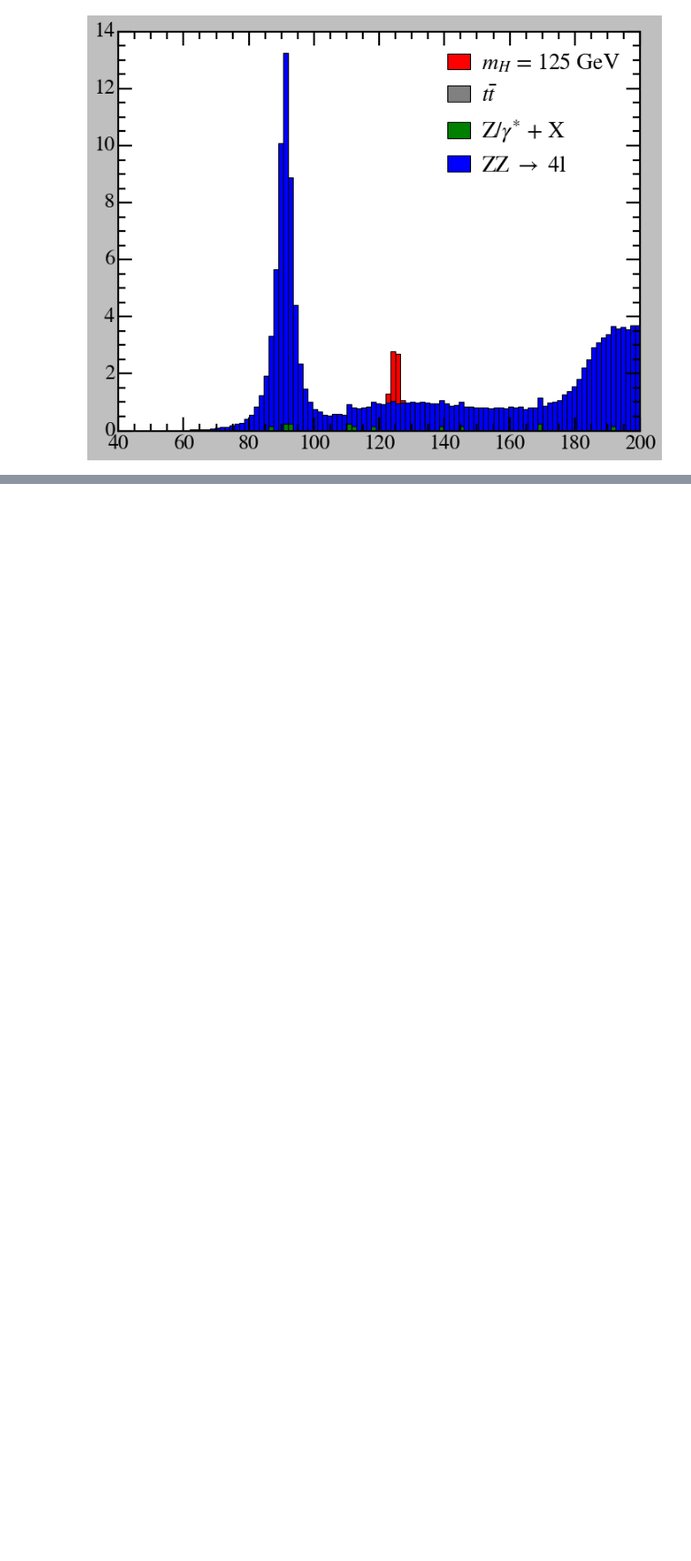
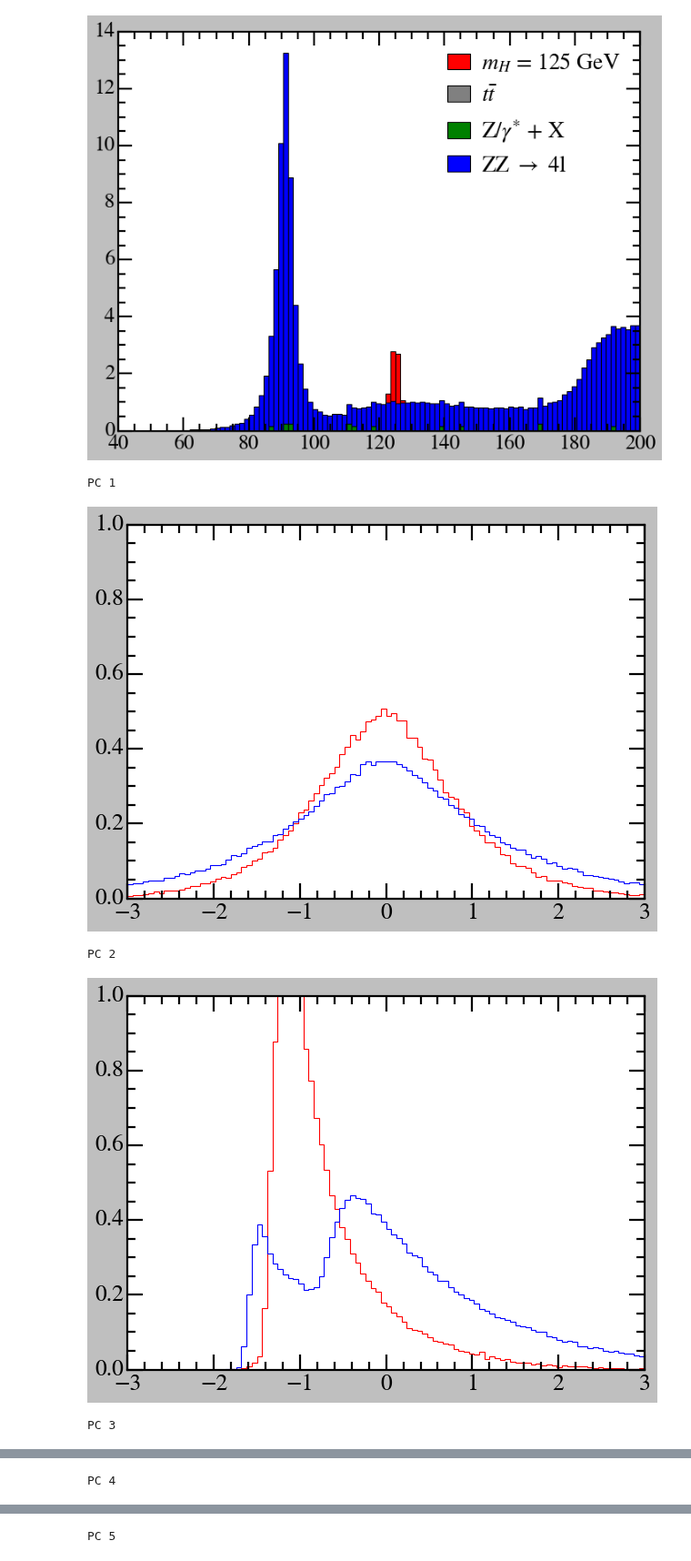
Before and after one commit to vinh-qtran/mit-jlab-sp25, a Jupyter notebook: higgs/preliminary/analysis.ipynb, the cells around one changed output, grey strips where cells are left out. Shown at 91% size. Cells and saved outputs as stored; diff of their text form; code cells hidden in the pictures; blank space fills up the shorter version.

Commit message:
Add higgs pca

```diff
--- a/higgs/preliminary/analysis.ipynb
+++ b/higgs/preliminary/analysis.ipynb
@@ -85,10 +92,10 @@ bins = np.linspace(50,200,101)
 bin_centers = (bins[1:] + bins[:-1]) / 2
 bin_width = bins[1] - bins[0]
 
-higgs_hist = mc_higgs.get_m4l_histogram(bins)
-zz_hist = mc_zz.get_m4l_histogram(bins)
-dy_hist = mc_dy.get_m4l_histogram(bins)
-tt_hist = mc_tt.get_m4l_histogram(bins)
+higgs_hist = mc_higgs.get_histogram(mc_higgs_dfs, 'm4l', bins)
+zz_hist = mc_zz.get_histogram(mc_zz_dfs, 'm4l', bins)
+dy_hist = mc_dy.get_histogram(mc_dy_dfs, 'm4l', bins)
+tt_hist = mc_tt.get_histogram(mc_tt_dfs, 'm4l', bins)
 # %%
 fig, ax = plt.subplots(figsize=(9,7))
 
@@ -105,0 +143,40 @@ plt.show()
+# %%
+mc_all_dfs = mc_higgs_dfs + mc_zz_dfs
+mc_all_event_nums = [
+    len(df) for df in mc_all_dfs
+]
+
+fields = [
+    'E1', 'px1', 'py1', 'pz1',
+    'E2', 'px2', 'py2', 'pz2',
+    'E3', 'px3', 'py3', 'pz3',
+    'E4', 'px4', 'py4', 'pz4',
+]
+
+mc_all_pca = FourLeptonsPCA(mc_all_dfs, mc_all_event_nums, fields)
+higgs_pca, zz_pca = mc_all_pca.get_pca()
+# %%
+for pca_idx in range(16):
+    print('PC', pca_idx+1)
+
+    bins = np.linspace(-3,3,101)
+    bin_centers = (bins[1:] + bins[:-1]) / 2
+    bin_width = bins[1] - bins[0]
+
+    higgs_hist, _, _ = plt.hist(higgs_pca[:,pca_idx], bins=bins, histtype='step', color='red',density=True, lw=1)
+    # plt.plot(bin_centers, np.cumsum(higgs_hist) * bin_width, color='red', lw=2, ls='--')
+
+    zz_hist, _, _ = plt.hist(zz_pca[:,pca_idx], bins=bins, histtype='step', color='blue',density=True, lw=1)
+    # plt.plot(bin_centers, np.cumsum(zz_hist) * bin_width, color='blue', lw=2, ls='--')
+
+    plt.xlim(-3,3)
+    plt.ylim(0,1)
+
+    plt.tight_layout()
+    plt.show()
+# %% [output]
+PC 1
+[figure, added]
+PC 2
+[figure, added]
+PC 3
@@ -105,0 +184 @@ plt.show()
+PC 4
@@ -105,0 +186 @@ plt.show()
+PC 5
```
Also changed, not shown: parts of 5 cells of this notebook, 3 other files.
